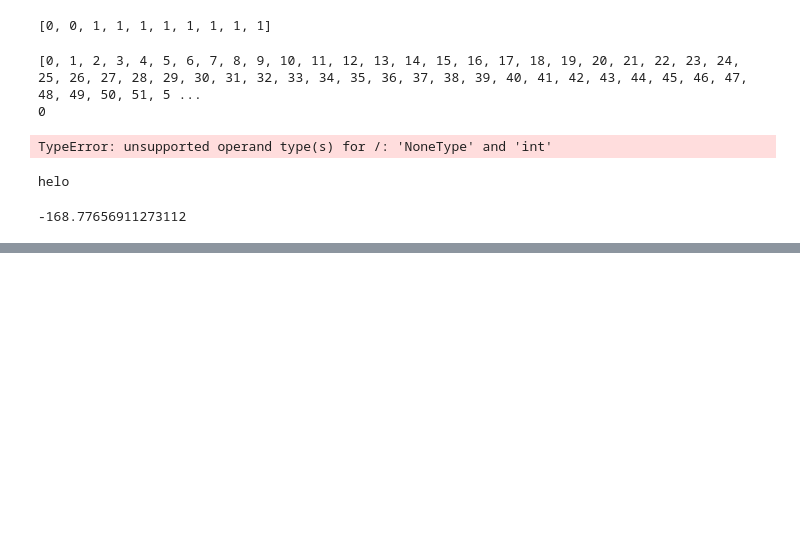
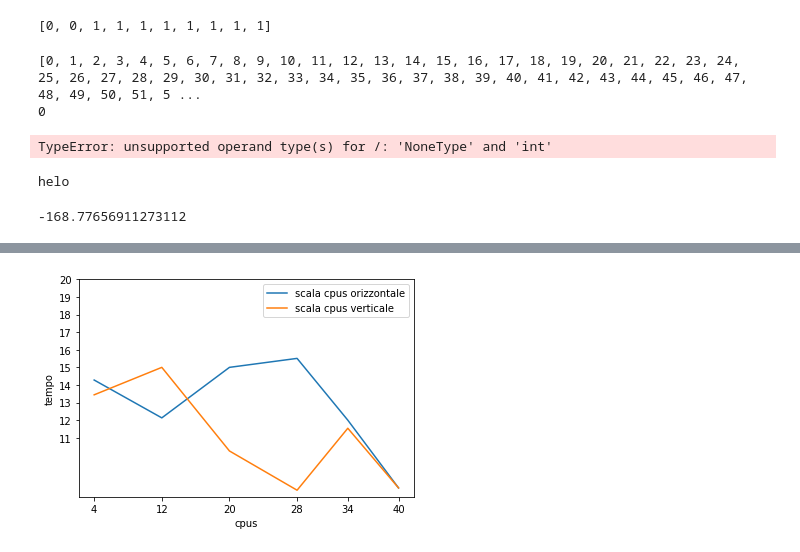
Before and after one commit to MatteoIng/tesiMagistrale, a Jupyter notebook: tesi.ipynb, the cells around one changed output, grey strips where cells are left out. Cells and saved outputs as stored; diff of their text form; code cells hidden in the pictures; blank space fills up the shorter version.

```diff
--- a/tesi.ipynb
+++ b/tesi.ipynb
@@ -650,0 +737,19 @@ round(0.849,3)
+# %%
+import matplotlib.pyplot as plt
+
+tempiScalaVerticale = [13.44,15,10.25,8.02,11.54,8.15]
+tempiScalaOrizzontale = [14.28,12.13,15,15.51,12,8.15]
+core = [4,12,20,28,34,40]
+
+plt.figure()
+plt.title('PPO')
+plt.xlabel('cpus')
+plt.ylabel('tempo')
+plt.plot(core,tempiScalaOrizzontale)
+plt.plot(core,tempiScalaVerticale)
+plt.yticks([20,19,18,17,16,15,14,13,12,11],[20,19,18,17,16,15,14,13,12,11])
+plt.xticks(core,core)
+plt.legend(['scala cpus orizzontale','scala cpus verticale'])
+plt.show()
+# %% [output]
+[figure, added]
```
Also changed, not shown: parts of 7 cells of this notebook, 2 other files.
